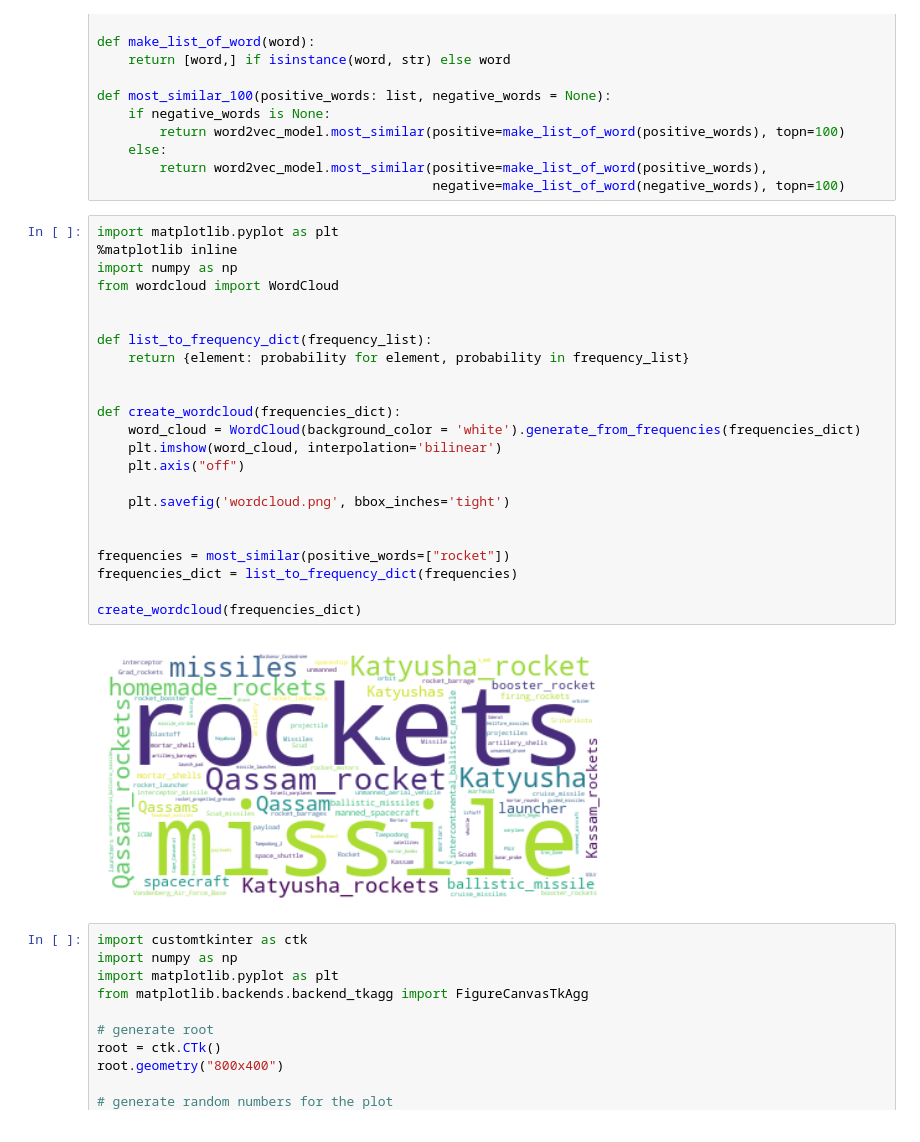
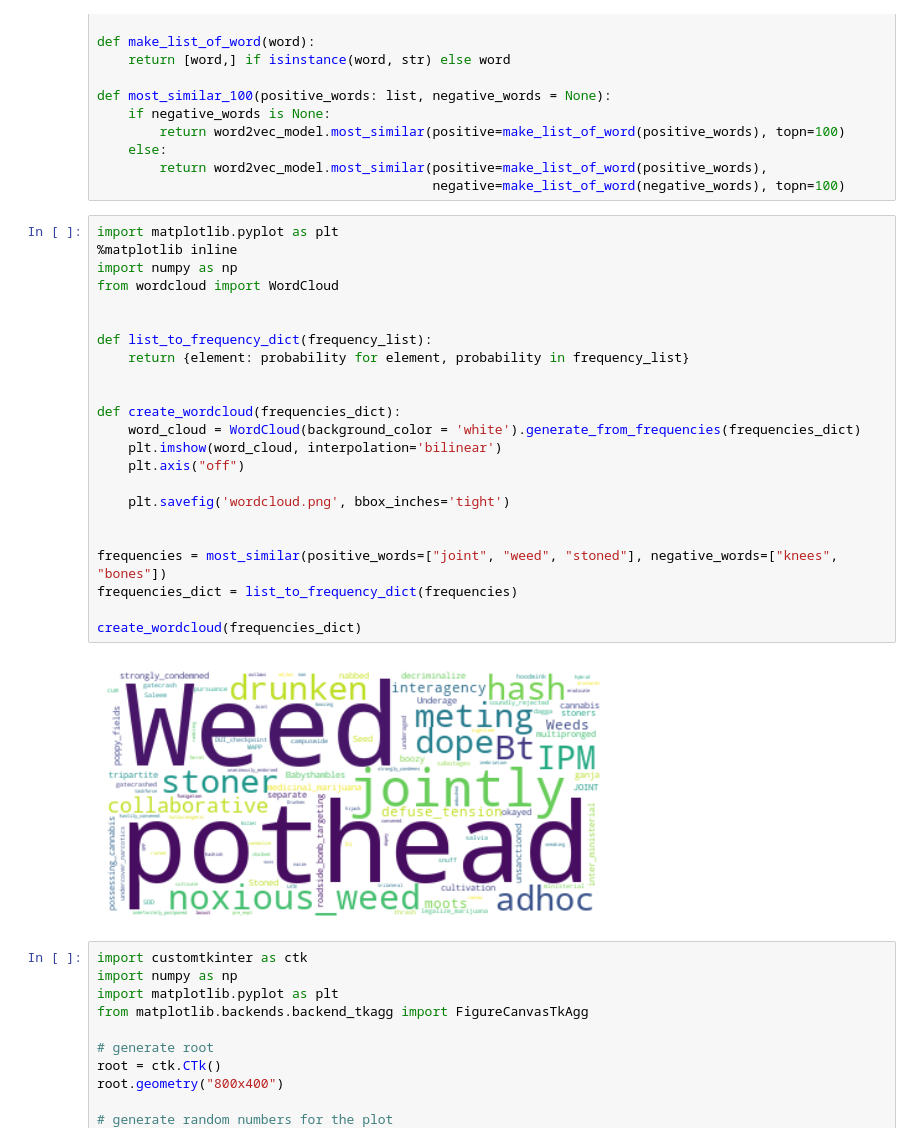
Before and after one commit to koenvanoijen/StakeholdersTool, a Jupyter notebook: GUI/Semants.ipynb, the cells around one changed output. Saved outputs shown, nothing was run; the diff lists cells and outputs as text.

```diff
--- a/GUI/Semants.ipynb
+++ b/GUI/Semants.ipynb
@@ -19,28 +19,28 @@ def most_similar_100(positive_words: list, negative_words = None):
 # %%
 import matplotlib.pyplot as plt
 %matplotlib inline
 import numpy as np
 from wordcloud import WordCloud
 
 
 def list_to_frequency_dict(frequency_list):
     return {element: probability for element, probability in frequency_list}
 
 
 def create_wordcloud(frequencies_dict):
     word_cloud = WordCloud(background_color = 'white').generate_from_frequencies(frequencies_dict)
     plt.imshow(word_cloud, interpolation='bilinear')
     plt.axis("off")
 
     plt.savefig('wordcloud.png', bbox_inches='tight')
 
 
-frequencies = most_similar(positive_words=["rocket"])
+frequencies = most_similar(positive_words=["joint", "weed", "stoned"], negative_words=["knees", "bones"])
 frequencies_dict = list_to_frequency_dict(frequencies)
 
 create_wordcloud(frequencies_dict)
 # %% [output]
-[figure, old version]
+[figure, new version]
 # %%
 import customtkinter as ctk
 import numpy as np
```
